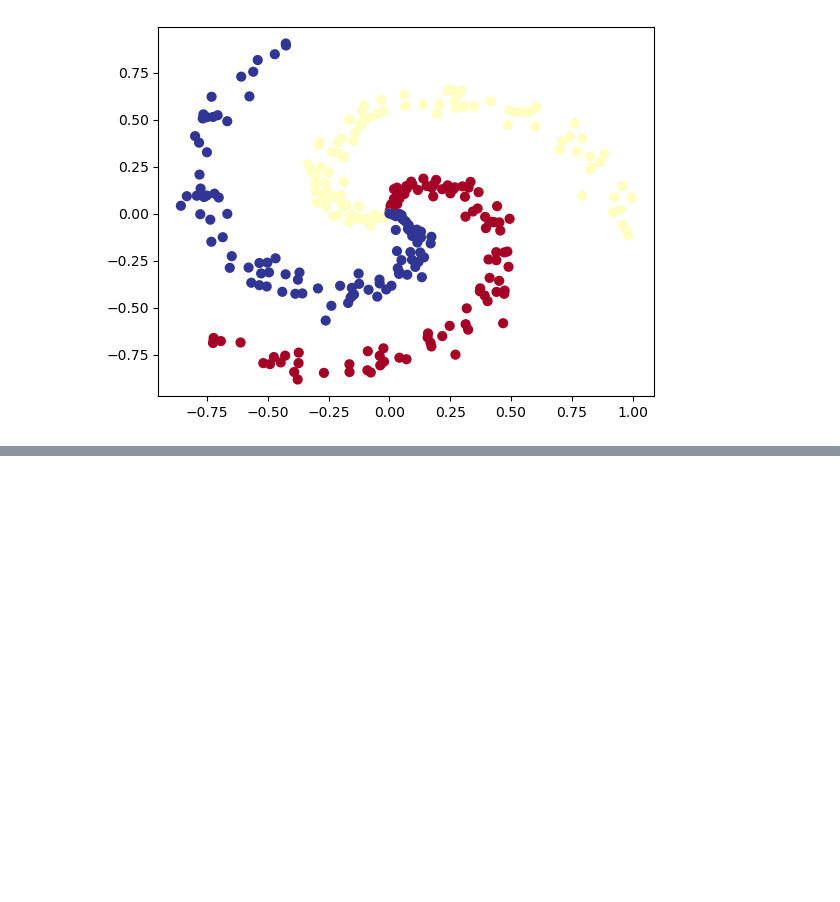
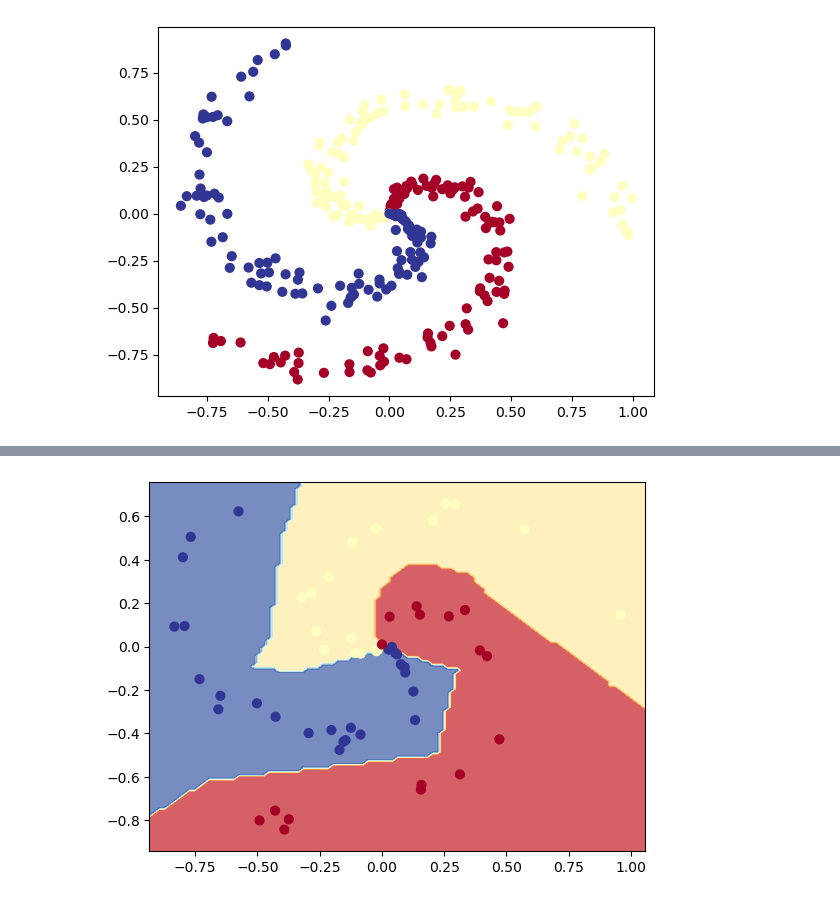
Before and after one commit to FractalLove/pytorch-deep-learning, a Jupyter notebook: extras/exercises/02_pytorch_classification_exercises.ipynb, the cells around one changed output, grey strips where cells are left out. Drawn from its saved outputs; the diff is of its cells as text; code cells hidden in the pictures; blank space fills up the shorter version.

```diff
--- a/extras/exercises/02_pytorch_classification_exercises.ipynb
+++ b/extras/exercises/02_pytorch_classification_exercises.ipynb
@@ -335,0 +390,4 @@ print("Pred labels:")
+# %%
+plot_decision_boundary(multi_model, X_test, y_test)
+# %% [output]
+[figure, added]
```
Also changed, not shown: parts of 13 cells of this notebook.
